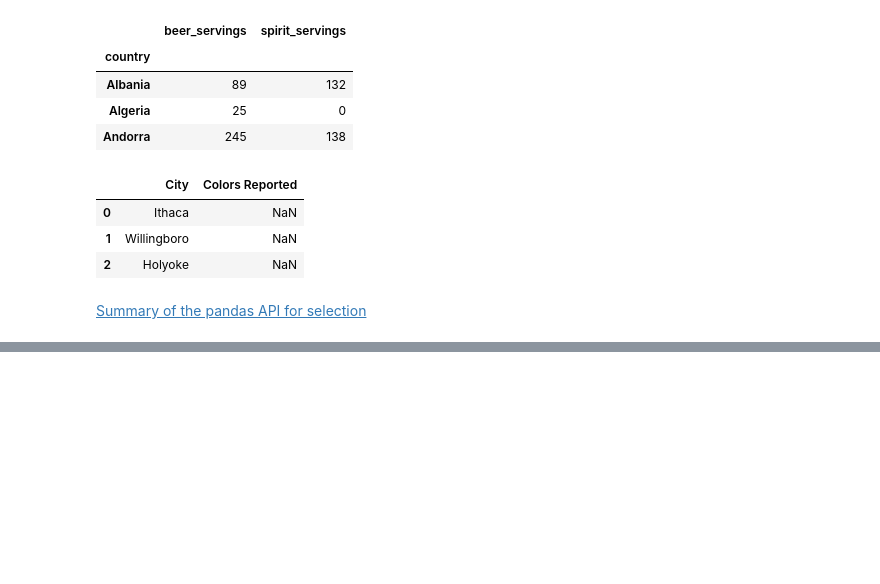
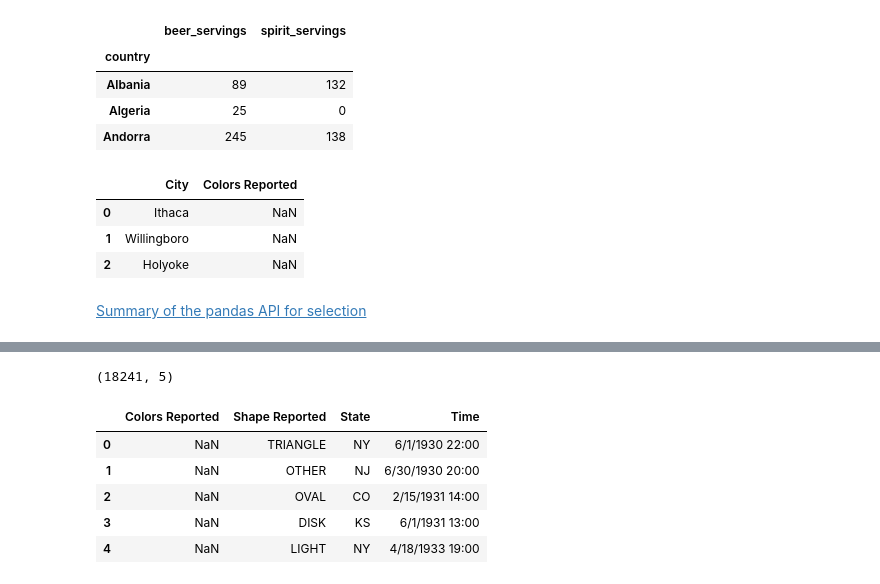
Before and after one commit to justmarkham/pandas-videos, a Jupyter notebook: pandas.ipynb, the cells around one changed output, grey strips where cells are left out. Drawn from its saved outputs; the diff is of its cells as text; code cells hidden in the pictures; blank space fills up the shorter version.

```diff
--- a/pandas.ipynb
+++ b/pandas.ipynb
@@ -1883,0 +1887,4 @@ ufo.ix[0:2, 0:2]
+# %%
+# read a dataset of UFO reports into a DataFrame
+ufo = pd.read_csv('http://bit.ly/uforeports')
+ufo.head()
@@ -1883,0 +1898,14 @@ ufo.ix[0:2, 0:2]
+# %%
+ufo.shape
+# %% [output]
+(18241, 5)
+# %%
+# remove the 'City' column (doesn't affect the DataFrame since inplace=False)
+ufo.drop('City', axis=1).head()
+# %% [output]
+|  | Colors Reported | Shape Reported | State | Time |
+| 0 | NaN | TRIANGLE | NY | 6/1/1930 22:00 |
+| 1 | NaN | OTHER | NJ | 6/30/1930 20:00 |
+| 2 | NaN | OVAL | CO | 2/15/1931 14:00 |
+| 3 | NaN | DISK | KS | 6/1/1931 13:00 |
+| 4 | NaN | LIGHT | NY | 4/18/1933 19:00 |
```
Also changed, not shown: parts of 11 cells of this notebook, 1 other file.
